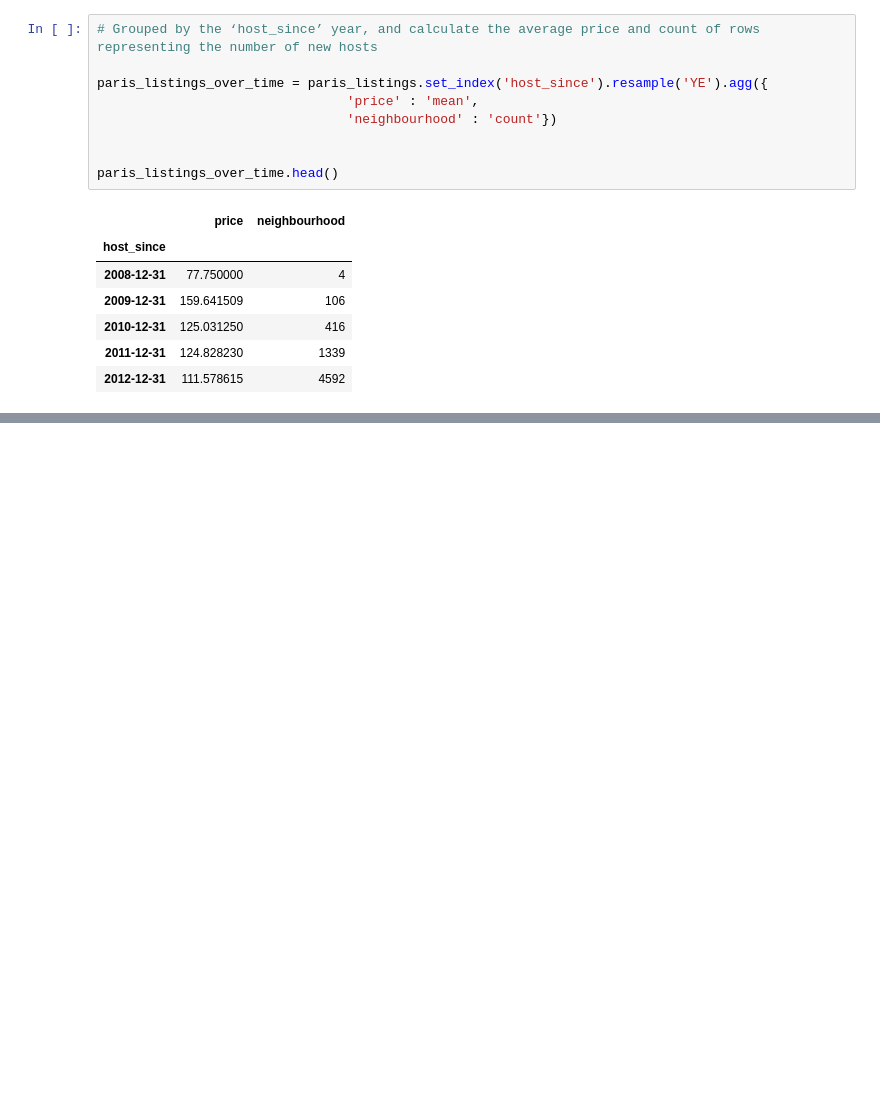
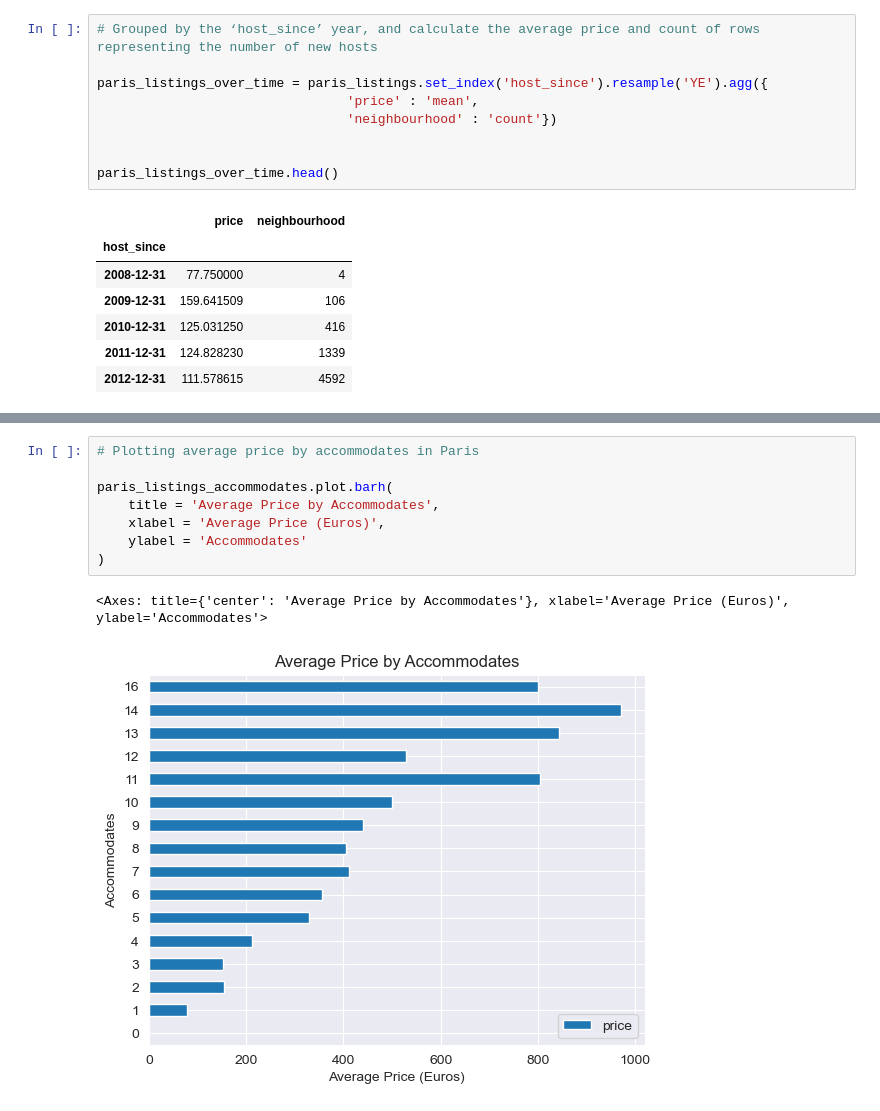
Before and after one commit to Kshitij-Chavan/AirBnB_Listing_Analysis, a Jupyter notebook: notebooks/airbnb_analysis.ipynb, the cells around one changed output, grey strips where cells are left out. Saved outputs shown, nothing was run; the diff lists cells and outputs as text; blank space fills up the shorter version.

```diff
--- a/notebooks/airbnb_analysis.ipynb
+++ b/notebooks/airbnb_analysis.ipynb
@@ -155,0 +176,11 @@ paris_listings_over_time.head()
+# %%
+# Plotting average price by accommodates in Paris
+
+paris_listings_accommodates.plot.barh(
+    title = 'Average Price by Accommodates',
+    xlabel = 'Average Price (Euros)',
+    ylabel = 'Accommodates'
+)
+# %% [output]
+<Axes: title={'center': 'Average Price by Accommodates'}, xlabel='Average Price (Euros)', ylabel='Accommodates'>
+[figure, added]
```
Also changed, not shown: parts of 8 cells of this notebook.
